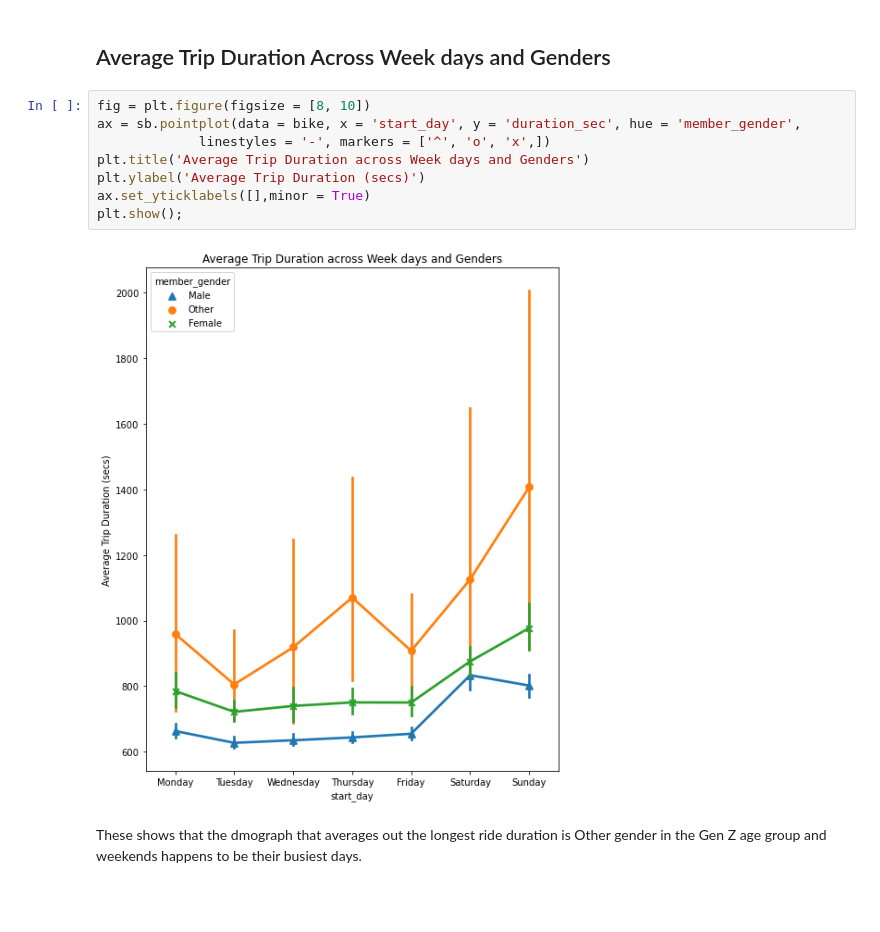
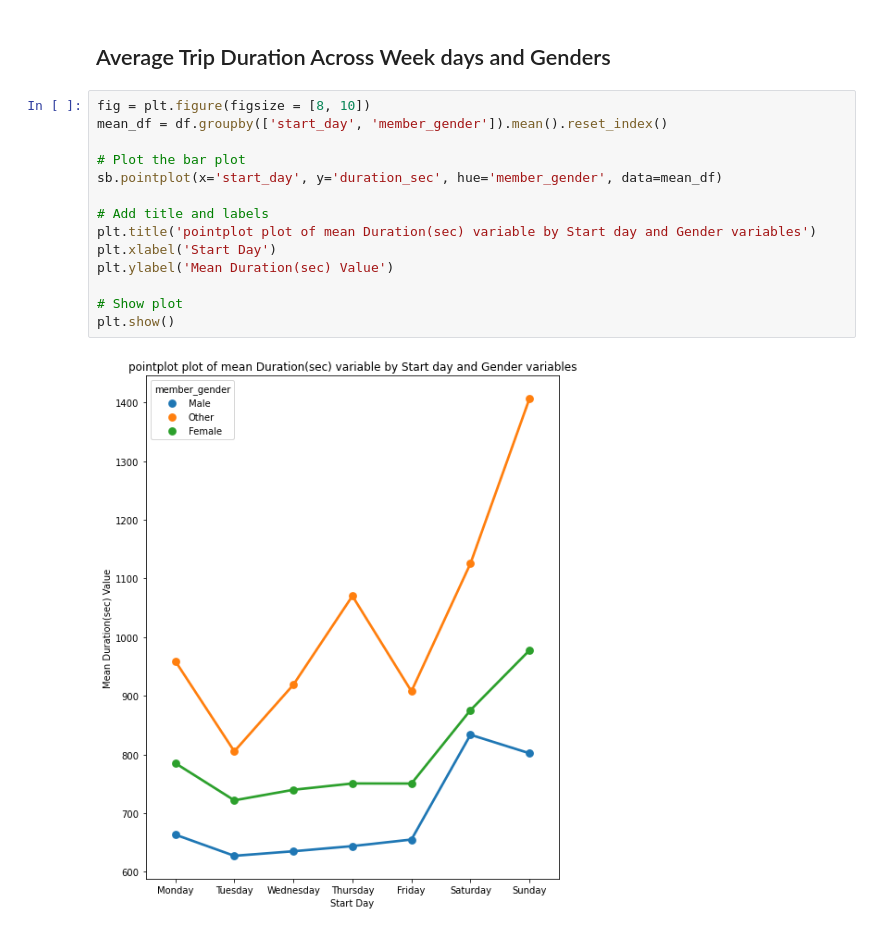
Before and after one commit to I-Sobe/Ford-GoBike-System-Data, a Jupyter notebook: script/Part_II_slide_deck_template.ipynb, the cells around one changed output. Drawn from its saved outputs; the diff is of its cells as text; blank space fills up the shorter version.

```diff
--- a/script/Part_II_slide_deck_template.ipynb
+++ b/script/Part_II_slide_deck_template.ipynb
@@ -169,14 +215,18 @@ plot2(bike_AD, 'Age Group', 'Duration Sec', 'Average Ride Duration by Age Group'
 # %% [markdown]
 ## Average Trip Duration Across Week days and Genders
-# %%
-fig = plt.figure(figsize = [8, 10])
-ax = sb.pointplot(data = bike, x = 'start_day', y = 'duration_sec', hue = 'member_gender',
-             linestyles = '-', markers = ['^', 'o', 'x',])
-plt.title('Average Trip Duration across Week days and Genders')
-plt.ylabel('Average Trip Duration (secs)')
-ax.set_yticklabels([],minor = True)
-plt.show();
-# %% [output]
-[figure, removed]
-# %% [markdown]
-These shows that the dmograph that averages out the longest ride duration is Other gender in the Gen Z age group and weekends happens to be their busiest days.
+# %%
+fig = plt.figure(figsize = [8, 10])
+mean_df = df.groupby(['start_day', 'member_gender']).mean().reset_index()
+
+# Plot the bar plot
+sb.pointplot(x='start_day', y='duration_sec', hue='member_gender', data=mean_df)
+
+# Add title and labels
+plt.title('pointplot plot of mean Duration(sec) variable by Start day and Gender variables')
+plt.xlabel('Start Day')
+plt.ylabel('Mean Duration(sec) Value')
+
+# Show plot
+plt.show()
+# %% [output]
+[figure, added]
```
Also changed, not shown: parts of 18 cells of this notebook, 2 other files.
